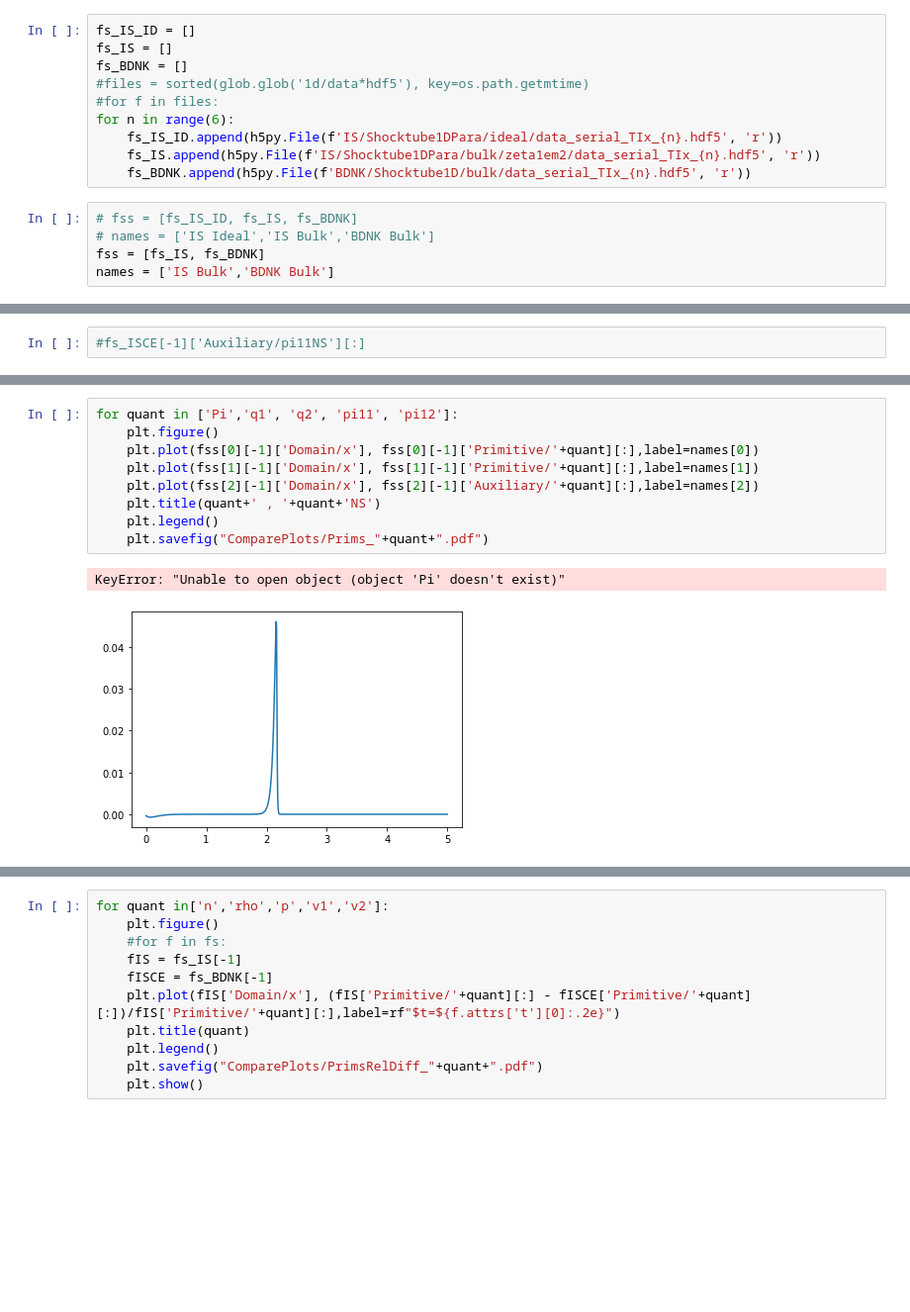
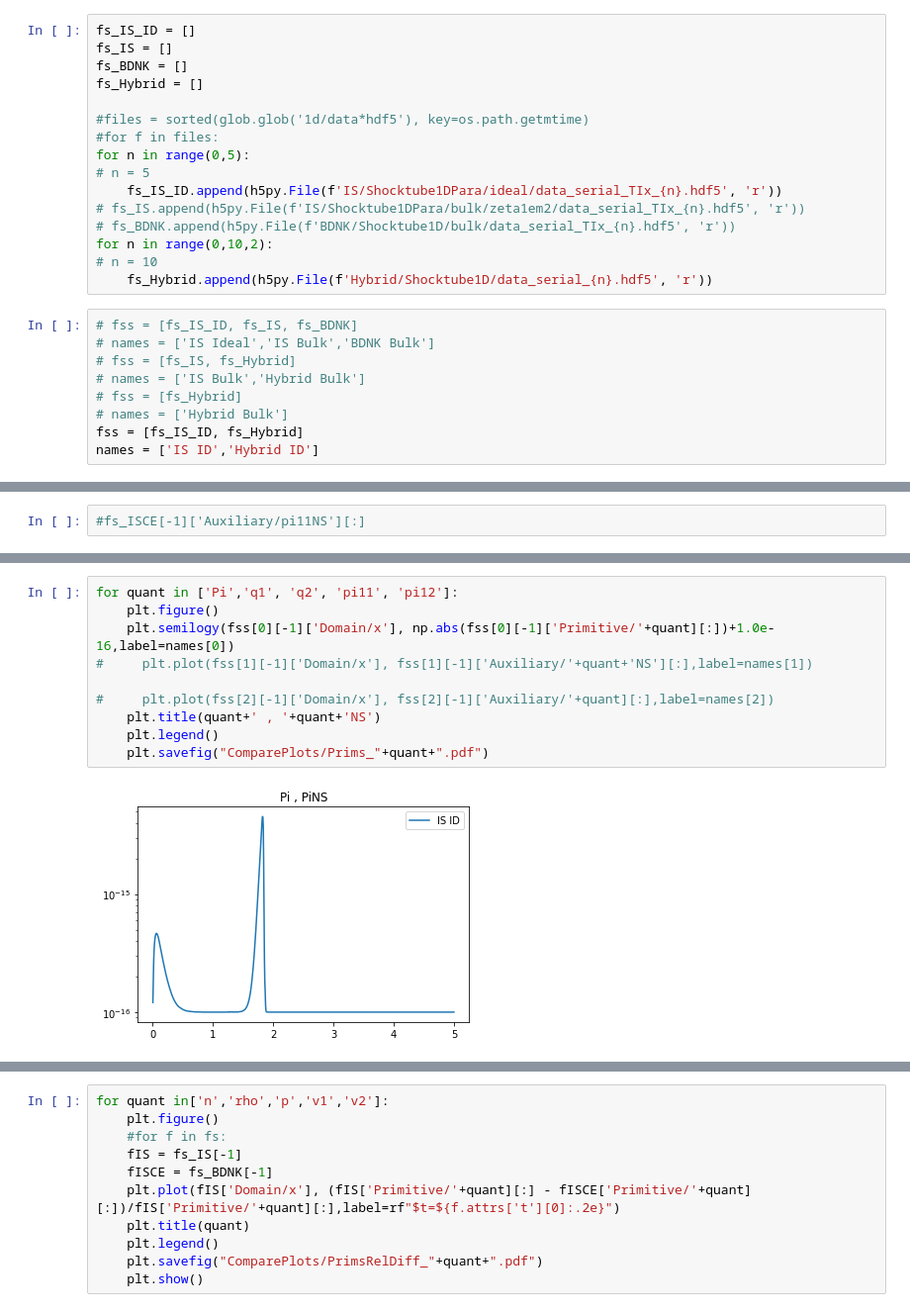
Before and after one commit to MarcusHatton/Plotting, a Jupyter notebook: IS_BDNK_Compare_StillShockID.ipynb, the cells around one changed output, grey strips where cells are left out. Shown at 99% size. Saved outputs shown, nothing was run; the diff lists cells and outputs as text; blank space fills up the shorter version.

Commit message:
plotting

```diff
--- a/IS_BDNK_Compare_StillShockID.ipynb
+++ b/IS_BDNK_Compare_StillShockID.ipynb
@@ -12,17 +12,27 @@ import os
 fs_IS_ID = []
 fs_IS = []
 fs_BDNK = []
+fs_Hybrid = []
+
 #files = sorted(glob.glob('1d/data*hdf5'), key=os.path.getmtime)
 #for f in files:
-for n in range(6):
+for n in range(0,5):
+# n = 5
     fs_IS_ID.append(h5py.File(f'IS/Shocktube1DPara/ideal/data_serial_TIx_{n}.hdf5', 'r'))
-    fs_IS.append(h5py.File(f'IS/Shocktube1DPara/bulk/zeta1em2/data_serial_TIx_{n}.hdf5', 'r'))
-    fs_BDNK.append(h5py.File(f'BDNK/Shocktube1D/bulk/data_serial_TIx_{n}.hdf5', 'r'))
+# fs_IS.append(h5py.File(f'IS/Shocktube1DPara/bulk/zeta1em2/data_serial_TIx_{n}.hdf5', 'r'))
+# fs_BDNK.append(h5py.File(f'BDNK/Shocktube1D/bulk/data_serial_TIx_{n}.hdf5', 'r'))
+for n in range(0,10,2):
+# n = 10
+    fs_Hybrid.append(h5py.File(f'Hybrid/Shocktube1D/data_serial_{n}.hdf5', 'r'))
 # %%
 # fss = [fs_IS_ID, fs_IS, fs_BDNK]
 # names = ['IS Ideal','IS Bulk','BDNK Bulk']
-fss = [fs_IS, fs_BDNK]
-names = ['IS Bulk','BDNK Bulk']
+# fss = [fs_IS, fs_Hybrid]
+# names = ['IS Bulk','Hybrid Bulk']
+# fss = [fs_Hybrid]
+# names = ['Hybrid Bulk']
+fss = [fs_IS_ID, fs_Hybrid]
+names = ['IS ID','Hybrid ID']
 # %%
 # for fs in fss:
 #     print(fs[0]['Auxiliary/pi11'])
@@ -119,12 +132,12 @@ for quant in['n','rho','p','v1','v2']:
 # %%
 for quant in ['Pi','q1', 'q2', 'pi11', 'pi12']:
     plt.figure()
-    plt.plot(fss[0][-1]['Domain/x'], fss[0][-1]['Primitive/'+quant][:],label=names[0])
-    plt.plot(fss[1][-1]['Domain/x'], fss[1][-1]['Primitive/'+quant][:],label=names[1])
-    plt.plot(fss[2][-1]['Domain/x'], fss[2][-1]['Auxiliary/'+quant][:],label=names[2])
+    plt.semilogy(fss[0][-1]['Domain/x'], np.abs(fss[0][-1]['Primitive/'+quant][:])+1.0e-16,label=names[0])
+#     plt.plot(fss[1][-1]['Domain/x'], fss[1][-1]['Auxiliary/'+quant+'NS'][:],label=names[1])
+
+#     plt.plot(fss[2][-1]['Domain/x'], fss[2][-1]['Auxiliary/'+quant][:],label=names[2])
     plt.title(quant+' , '+quant+'NS')
     plt.legend()
     plt.savefig("ComparePlots/Prims_"+quant+".pdf")
 # %% [output]
-KeyError: "Unable to open object (object 'Pi' doesn't exist)"
-[figure, old version]
+[figure, new version]
```
Also changed, not shown: parts of 8 cells of this notebook, 1 other file.
